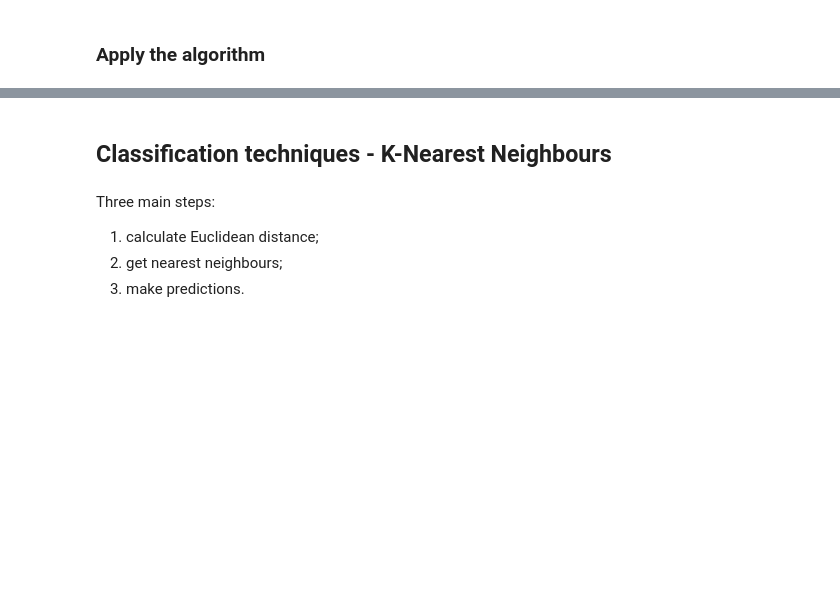
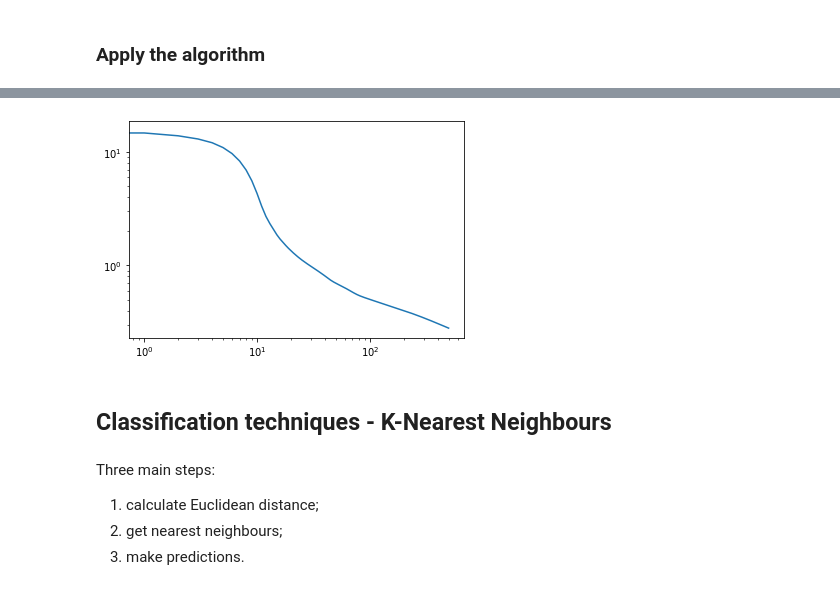
Before and after one commit to MargheritaMusumeci/Credit-card-fraud-detection, a Jupyter notebook: CCFD.ipynb, the cells around one changed output, grey strips where cells are left out. Drawn from its saved outputs; the diff is of its cells as text; code cells hidden in the pictures; blank space fills up the shorter version.

```diff
--- a/CCFD.ipynb
+++ b/CCFD.ipynb
@@ -589,2 +611,3 @@ predictionsLR2 = logistic_regression(training_set2,valid_set)
 # %%
-predictionsLR3 = logistic_regression(training_set3,valid_set)
+predictionsLR3 = logistic_regression(train_set3,valid_set)
+# %% [output]
@@ -591,3 +615,4 @@ predictionsLR3 = logistic_regression(training_set3,valid_set)
+[figure, added]
 # %% [markdown]
 ## **Classification techniques** - K-Nearest Neighbours
 # %% [markdown]
```
Also changed, not shown: parts of 109 cells of this notebook.
